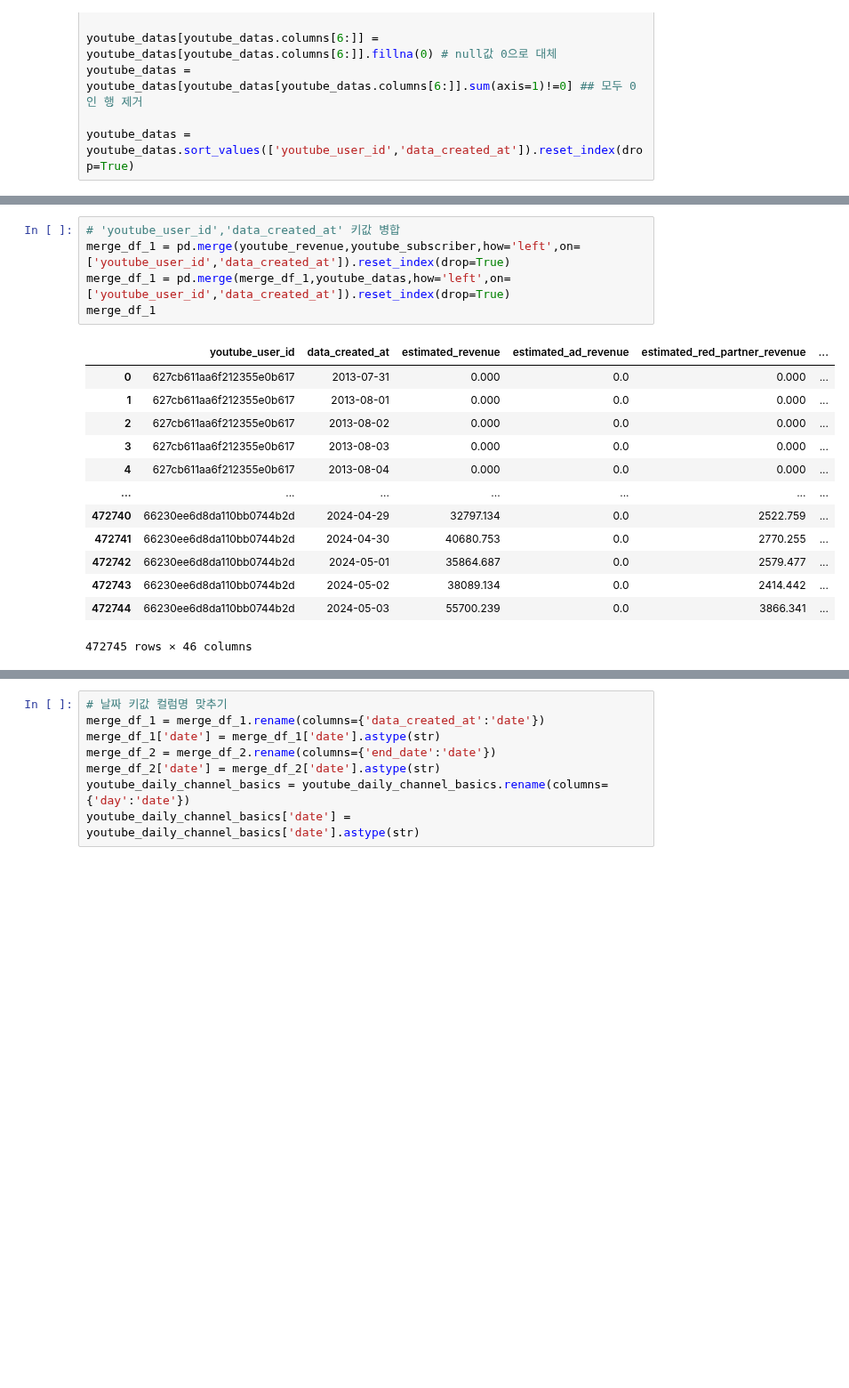
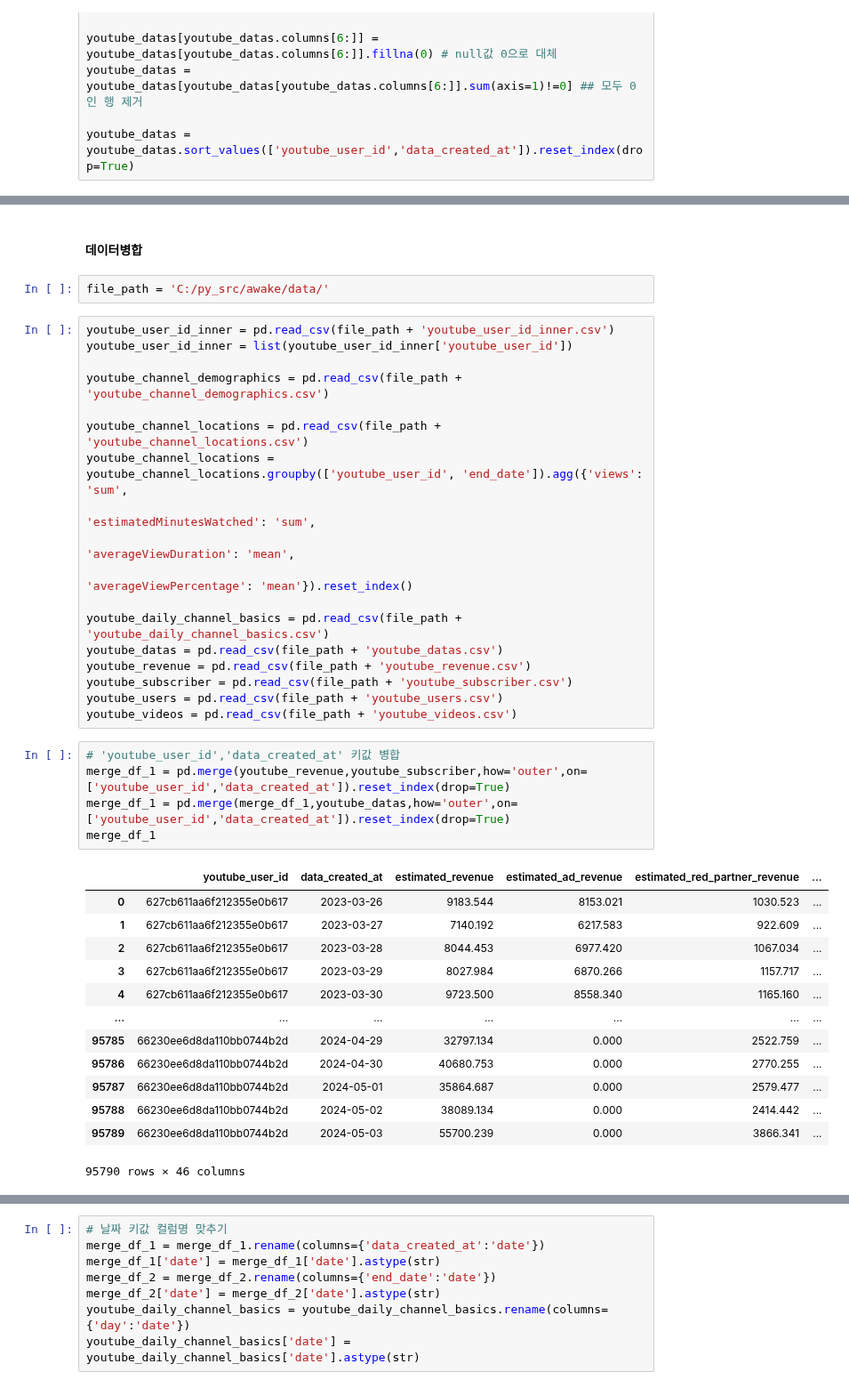
Before and after one commit to kkwann/awake, a Jupyter notebook: MongoDB_connection.ipynb, the cells around one changed output, grey strips where cells are left out. Shown at 89% size. Cells and saved outputs as stored; diff of their text form; blank space fills up the shorter version.

```diff
--- a/MongoDB_connection.ipynb
+++ b/MongoDB_connection.ipynb
@@ -666,19 +808,41 @@ NameError: name 'youtube_datas' is not defined
+# %% [markdown]
+#### 데이터병합
+# %%
+file_path = 'C:/py_src/awake/data/'
+# %%
+youtube_user_id_inner = pd.read_csv(file_path + 'youtube_user_id_inner.csv')
+youtube_user_id_inner = list(youtube_user_id_inner['youtube_user_id'])
+
+youtube_channel_demographics = pd.read_csv(file_path + 'youtube_channel_demographics.csv')
+
+youtube_channel_locations = pd.read_csv(file_path + 'youtube_channel_locations.csv')
+youtube_channel_locations = youtube_channel_locations.groupby(['youtube_user_id', 'end_date']).agg({'views': 'sum',
+                                                                                                    'estimatedMinutesWatched': 'sum',
+                                                                                                    'averageViewDuration': 'mean',
+                                                                                                    'averageViewPercentage': 'mean'}).reset_index()
+
+youtube_daily_channel_basics = pd.read_csv(file_path + 'youtube_daily_channel_basics.csv')
+youtube_datas = pd.read_csv(file_path + 'youtube_datas.csv')
+youtube_revenue = pd.read_csv(file_path + 'youtube_revenue.csv')
+youtube_subscriber = pd.read_csv(file_path + 'youtube_subscriber.csv')
+youtube_users = pd.read_csv(file_path + 'youtube_users.csv')
+youtube_videos = pd.read_csv(file_path + 'youtube_videos.csv')
 # %%
 # 'youtube_user_id','data_created_at' 키값 병합
-merge_df_1 = pd.merge(youtube_revenue,youtube_subscriber,how='left',on=['youtube_user_id','data_created_at']).reset_index(drop=True)
-merge_df_1 = pd.merge(merge_df_1,youtube_datas,how='left',on=['youtube_user_id','data_created_at']).reset_index(drop=True)
+merge_df_1 = pd.merge(youtube_revenue,youtube_subscriber,how='outer',on=['youtube_user_id','data_created_at']).reset_index(drop=True)
+merge_df_1 = pd.merge(merge_df_1,youtube_datas,how='outer',on=['youtube_user_id','data_created_at']).reset_index(drop=True)
 merge_df_1
 # %% [output]
 |  | youtube_user_id | data_created_at | estimated_revenue | estimated_ad_revenue | estimated_red_partner_revenue | ... |
-| 0 | 627cb611aa6f212355e0b617 | 2013-07-31 | 0.000 | 0.0 | 0.000 | ... |
-| 1 | 627cb611aa6f212355e0b617 | 2013-08-01 | 0.000 | 0.0 | 0.000 | ... |
-| 2 | 627cb611aa6f212355e0b617 | 2013-08-02 | 0.000 | 0.0 | 0.000 | ... |
-| 3 | 627cb611aa6f212355e0b617 | 2013-08-03 | 0.000 | 0.0 | 0.000 | ... |
-| 4 | 627cb611aa6f212355e0b617 | 2013-08-04 | 0.000 | 0.0 | 0.000 | ... |
+| 0 | 627cb611aa6f212355e0b617 | 2023-03-26 | 9183.544 | 8153.021 | 1030.523 | ... |
+| 1 | 627cb611aa6f212355e0b617 | 2023-03-27 | 7140.192 | 6217.583 | 922.609 | ... |
+| 2 | 627cb611aa6f212355e0b617 | 2023-03-28 | 8044.453 | 6977.420 | 1067.034 | ... |
+| 3 | 627cb611aa6f212355e0b617 | 2023-03-29 | 8027.984 | 6870.266 | 1157.717 | ... |
+| 4 | 627cb611aa6f212355e0b617 | 2023-03-30 | 9723.500 | 8558.340 | 1165.160 | ... |
 | ... | ... | ... | ... | ... | ... | ... |
-| 472740 | 66230ee6d8da110bb0744b2d | 2024-04-29 | 32797.134 | 0.0 | 2522.759 | ... |
-| 472741 | 66230ee6d8da110bb0744b2d | 2024-04-30 | 40680.753 | 0.0 | 2770.255 | ... |
-| 472742 | 66230ee6d8da110bb0744b2d | 2024-05-01 | 35864.687 | 0.0 | 2579.477 | ... |
-| 472743 | 66230ee6d8da110bb0744b2d | 2024-05-02 | 38089.134 | 0.0 | 2414.442 | ... |
-| 472744 | 66230ee6d8da110bb0744b2d | 2024-05-03 | 55700.239 | 0.0 | 3866.341 | ... |
+| 95785 | 66230ee6d8da110bb0744b2d | 2024-04-29 | 32797.134 | 0.000 | 2522.759 | ... |
+| 95786 | 66230ee6d8da110bb0744b2d | 2024-04-30 | 40680.753 | 0.000 | 2770.255 | ... |
+| 95787 | 66230ee6d8da110bb0744b2d | 2024-05-01 | 35864.687 | 0.000 | 2579.477 | ... |
+| 95788 | 66230ee6d8da110bb0744b2d | 2024-05-02 | 38089.134 | 0.000 | 2414.442 | ... |
+| 95789 | 66230ee6d8da110bb0744b2d | 2024-05-03 | 55700.239 | 0.000 | 3866.341 | ... |
-472745 rows × 46 columns
+95790 rows × 46 columns
```
Also changed, not shown: parts of 38 cells of this notebook.
